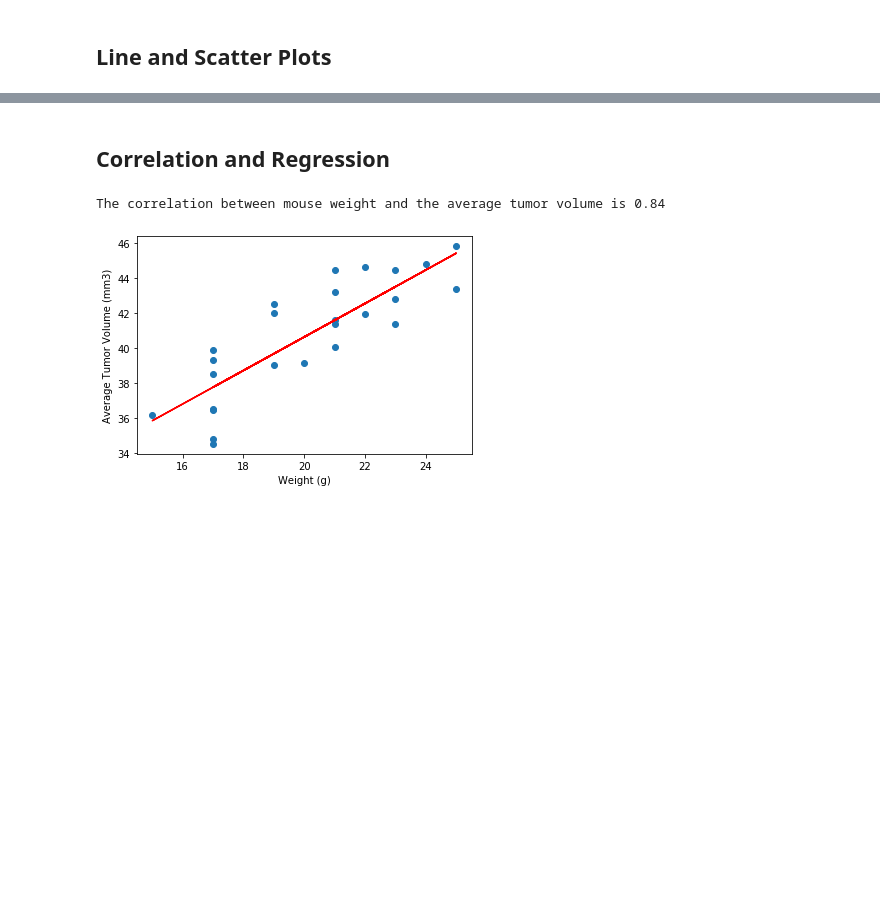
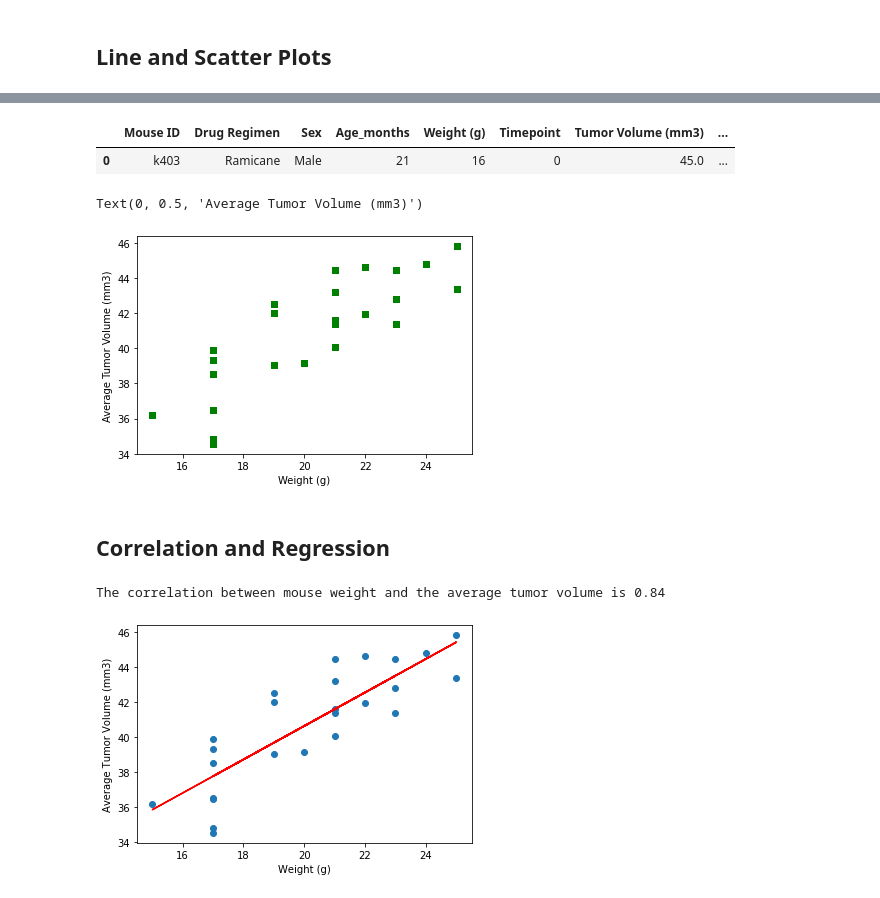
Before and after one commit to ChristyGruen/matplotlib-challenge, a Jupyter notebook: Pymaceuticals/pymaceuticals_Report.ipynb, the cells around one changed output, grey strips where cells are left out. Saved outputs shown, nothing was run; the diff lists cells and outputs as text; code cells hidden in the pictures; blank space fills up the shorter version.

```diff
--- a/Pymaceuticals/pymaceuticals_Report.ipynb
+++ b/Pymaceuticals/pymaceuticals_Report.ipynb
@@ -402,3 +395,28 @@ boxplotty = fourmmtvshort.groupby('Drug Regimen').boxplot()
+# %%
+# print out the cleanmouse table for reference  CG
+cleanmouse.head(1)
+# %% [output]
+|  | Mouse ID | Drug Regimen | Sex | Age_months | Weight (g) | Timepoint | Tumor Volume (mm3) | ... |
+| 0 | k403 | Ramicane | Male | 21 | 16 | 0 | 45.0 | ... |
+# %%
+#A scatter plot is generated that shows average tumor volume vs. mouse weight for the Capomulin regimen. (5 points)
+# Generate a scatter plot of average tumor volume vs. mouse weight for the Capomulin regimen
+#create capomulin regimen dataframe
+capo = cleanmouse.loc[cleanmouse['Drug Regimen']=='Capomulin']
+capo
+# group by mouse id to get average tumor volume by mouse
+mousewt = pd.DataFrame(capo['Tumor Volume (mm3)'].groupby(capo['Mouse ID']).mean().reset_index())
+mousewt
+#combine with original dataframe to get mouse weight and average tumor volume in same dataframe
+combo = pd.merge(cleanmouse,mousewt,on="Mouse ID")
+combo
+#scatterplot fun
+plt.scatter(combo['Weight (g)'],combo['Tumor Volume (mm3)_y'],color = 'green', marker = 's')
+plt.xlabel('Weight (g)')
+plt.ylabel('Average Tumor Volume (mm3)')
+# %% [output]
+Text(0, 0.5, 'Average Tumor Volume (mm3)')
+[figure, added]
 # %% [markdown]
 ## Correlation and Regression
 # %%
```
Also changed, not shown: parts of 13 cells of this notebook, 1 other file.
